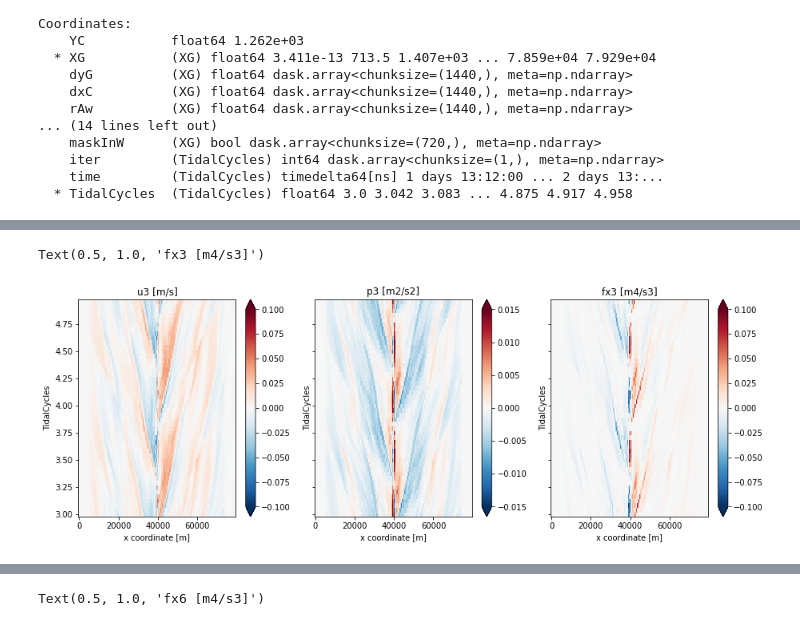
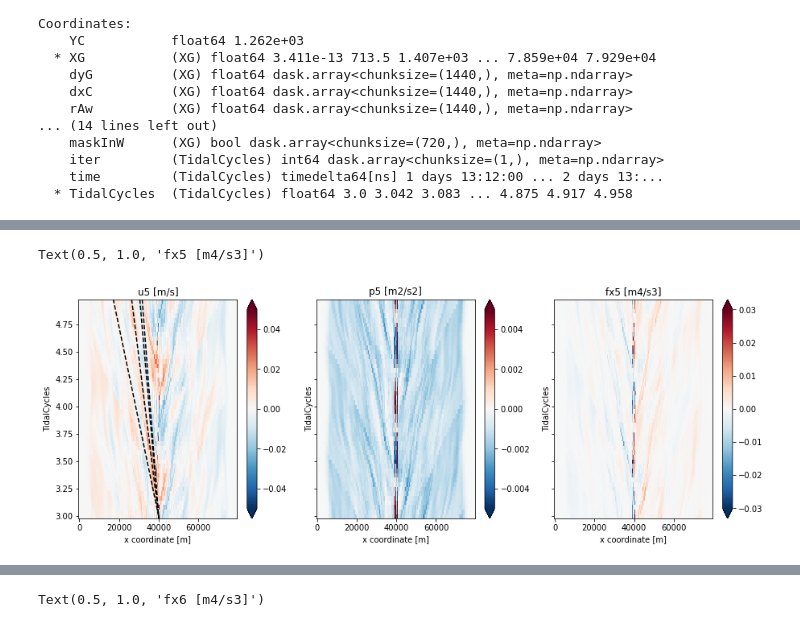
Before and after one commit to jiaxuanchang/cal_ModeEnergy, a Jupyter notebook: U008N0TopConst/cal_vertmodesEng_NEW_atiy50.ipynb, the cells around one changed output, grey strips where cells are left out. Drawn from its saved outputs; the diff is of its cells as text; code cells hidden in the pictures.

```diff
--- a/U008N0TopConst/cal_vertmodesEng_NEW_atiy50.ipynb
+++ b/U008N0TopConst/cal_vertmodesEng_NEW_atiy50.ipynb
@@ -280,15 +348,19 @@ Text(0.5, 1.0, 'fx2 [m4/s3]')
 # %%
 f, ax =plt.subplots(1,3,figsize=(15,5),sharex=True,sharey=True)
 ax = ax.flatten()
 
-um.sel(nmodes=3).plot(ax=ax[0],y="TidalCycles",cmap="RdBu_r",vmin=-0.1,vmax=0.1,rasterized=True)
-ax[0].set_title("u3 [m/s]")
+um.sel(nmodes=5).plot(ax=ax[0],y="TidalCycles",cmap="RdBu_r",vmin=-0.05,vmax=0.05,rasterized=True)
+ax[0].set_title("u5 [m/s]")
+ax[0].plot(xg,-(xg-40000)/ce[4]/(12.4*3600)+3,'k--')
+ax[0].plot(xg,-(xg-40000)/ce[3]/(12.4*3600)+3,'k--')
+ax[0].plot(xg,-(xg-40000)/ce[2]/(12.4*3600)+3,'k--')
+ax[0].plot(xg,-(xg-40000)/ce[1]/(12.4*3600)+3,'k--')
 
-pmw.sel(nmodes=3).plot(ax=ax[1],y="TidalCycles",cmap="RdBu_r",vmin=-0.015,vmax=0.015,rasterized=True)
-ax[1].set_title("p3 [m2/s2]")
+pmw.sel(nmodes=5).plot(ax=ax[1],y="TidalCycles",cmap="RdBu_r",vmin=-0.005,vmax=0.005,rasterized=True)
+ax[1].set_title("p5 [m2/s2]")
 
-fxm.sel(nmodes=3).plot(ax=ax[2],y="TidalCycles",cmap="RdBu_r",vmin=-0.1,vmax=0.1,rasterized=True)
-ax[2].set_title("fx3 [m4/s3]")
+fxm.sel(nmodes=5).plot(ax=ax[2],y="TidalCycles",cmap="RdBu_r",vmin=-0.03,vmax=0.03,rasterized=True)
+ax[2].set_title("fx5 [m4/s3]")
 # %% [output]
-Text(0.5, 1.0, 'fx3 [m4/s3]')
+Text(0.5, 1.0, 'fx5 [m4/s3]')
-[figure, old version]
+[figure, new version]
```
Also changed, not shown: parts of 9 cells of this notebook.
